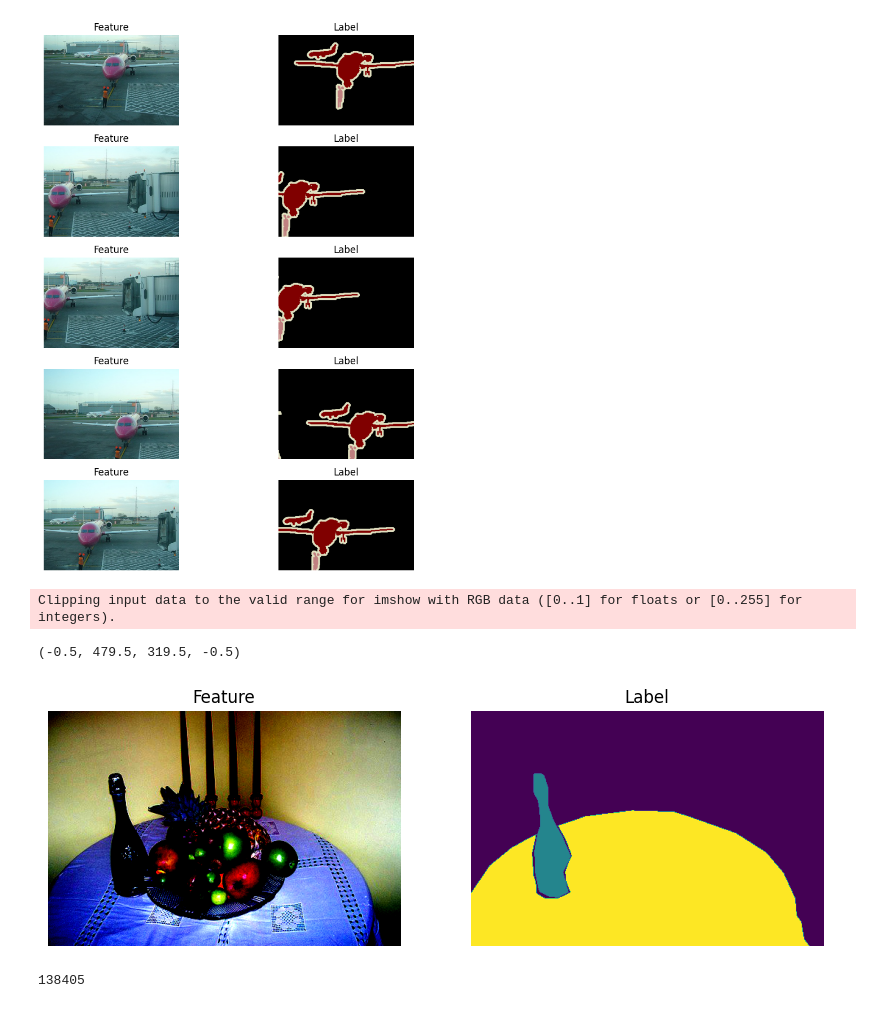
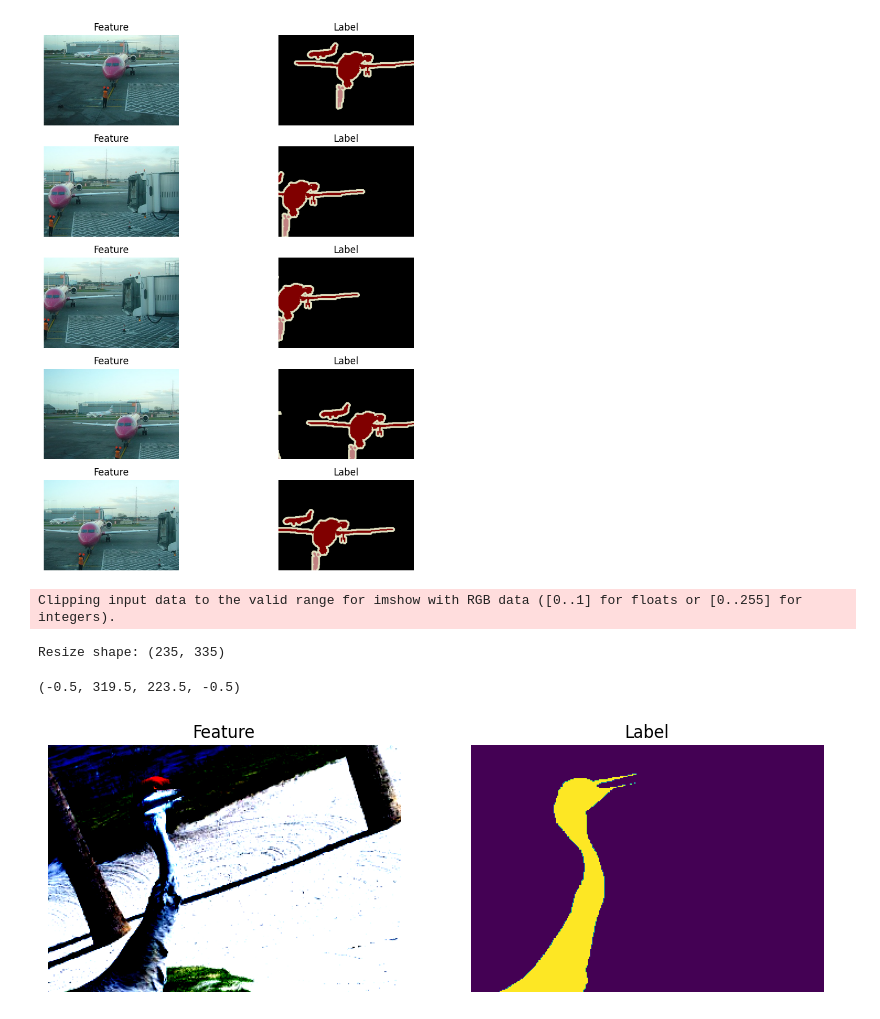
Before and after one commit to Longcodedao/fcn-pytorch-implement, a Jupyter notebook: datasets/pascal_voc.ipynb, the cells around one changed output. Drawn from its saved outputs; the diff is of its cells as text; code cells hidden in the pictures.

```diff
--- a/datasets/pascal_voc.ipynb
+++ b/datasets/pascal_voc.ipynb
@@ -38,0 +40,6 @@ plt.show()
+# %%
+segment_img = train_labels[0]
+non_zero_position = segment_img != 0
+non_zero_indices = np.argwhere(non_zero_position)
+
+print(non_zero_indices)
@@ -82,16 +101,21 @@ VOC_CLASSES = ['background', 'aeroplane', 'bicycle', 'bird', 'boat',
 def voc_colormap2label():
     colormap2label = torch.zeros(256 ** 3, dtype = torch.long)
     for i, colormap in enumerate(VOC_COLORMAP):
-        print((colormap[0] * 256 + colormap[1]) * 256 + colormap[2])
         colormap2label[
             (colormap[0] * 256 + colormap[1]) * 256 + colormap[2]] = i
 
+
+    print(colormap2label)
     return colormap2label
 
 def voc_label_indices(colormap, colormap2label):
     colormap = colormap.permute(1, 2, 0).numpy().astype('int32')
     idx = ((colormap[:, :, 0] * 256 + colormap[:, :, 1]) * 256
             + colormap[:, :, 2])
+
+    non_zero_position = idx != 0
+    non_zero_indices = np.argwhere(non_zero_position)
+    print(non_zero_indices)
     return colormap2label[idx]
 
 
@@ -148,6 +186,10 @@ plt.show()
 [figure]
 # %%
 class VOCSegDataset(Dataset):
+
+    height_gen = 350
+    width_gen = 500
+
     def __init__(self, dataset_dir, is_train, crop_size = True):
         self.dataset_dir = dataset_dir
         self.is_train = is_train
@@ -205,41 +247,49 @@ class VOCSegDataset(Dataset):
                 + colormap[:, :, 2])
         return colormap2label[idx]
 
-    def voc_rand_crop(self, feature, label, height, width):
-        rect = torchvision.transforms.RandomCrop.get_params(
-            feature, (height, width))
-        feature = torchvision.transforms.functional.crop(feature, *rect)
-        label = torchvision.transforms.functional.crop(label, *rect)
+    def voc_rand_crop(self, feature, label, height, width, resize_coef = 1.05):
+
+        height_resize = int(height * resize_coef)
+        width_resize = int(height_resize * self.width_gen / self.height_gen)
+
+        print(f"Resize shape: ({height_resize}, {width_resize})")
+
+        center_crop = torchvision.transforms.Compose([
+                                torchvision.transforms.Resize((height_resize, width_resize)),
+                                torchvision.transforms.CenterCrop((height, width))
+        ])
+
+        feature = center_crop(feature)
+        label = center_crop(label)
         return feature, label
 
 
     def __getitem__(self, index):
         feature, label = self.voc_rand_crop(self.features[index], self.labels[index],
-                                       *self.crop_size)
+                                       *self.crop_size, resize_coef = 1.05)
         return (feature, self.voc_label_indices(label, self.colormap2label))
 
     def __len__(self):
         return len(self.features)
 # %%
-crop_size = (320, 480)
+crop_size = (224, 320)
 voc_train = VOCSegDataset(dataset_dir, True, crop_size)
 voc_test = VOCSegDataset(dataset_dir, False, crop_size)
 # %%
-img, segment = voc_train[7]
+img, segment = voc_train[3]
 fig, axes = plt.subplots(1, 2, figsize = (10, 10))
 
 axes[0].imshow(img.permute(1, 2, 0))  # Displaying the features
 axes[0].set_title('Feature')
 axes[0].axis('off')
 
 axes[1].imshow(segment)  # Displaying the labels
 axes[1].set_title('Label')
 axes[1].axis('off')
 # %% [output]
 Clipping input data to the valid range for imshow with RGB data ([0..1] for floats or [0..255] for integers).
-(-0.5, 479.5, 319.5, -0.5)
+Resize shape: (235, 335)
+(-0.5, 319.5, 223.5, -0.5)
-[figure, old version]
+[figure, new version]
 # %%
 len(segment[segment == 0])
-# %% [output]
-138405
```
Also changed, not shown: parts of 12 cells of this notebook, 3 other files.
